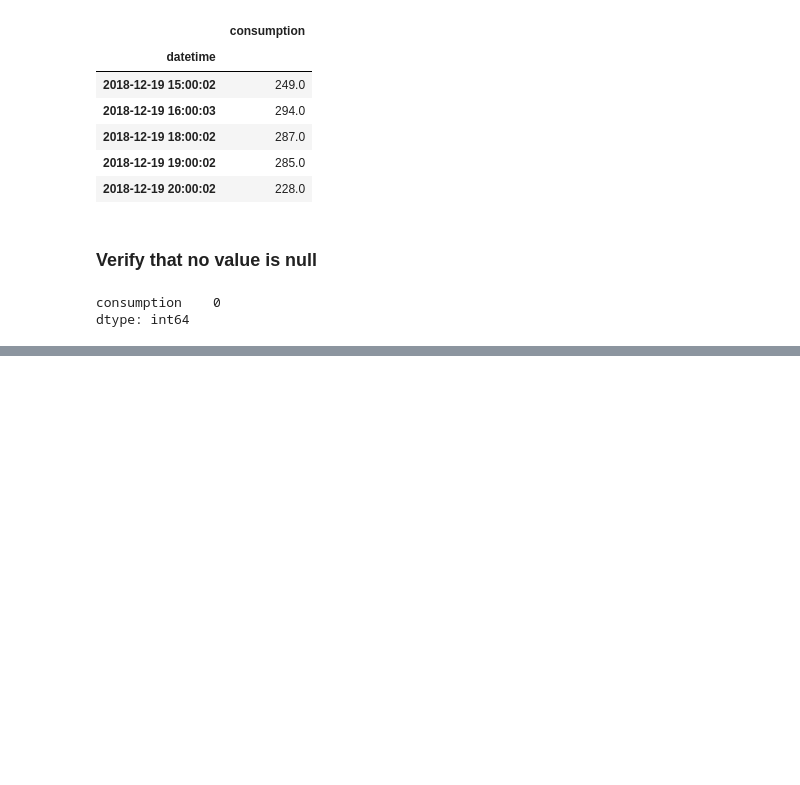
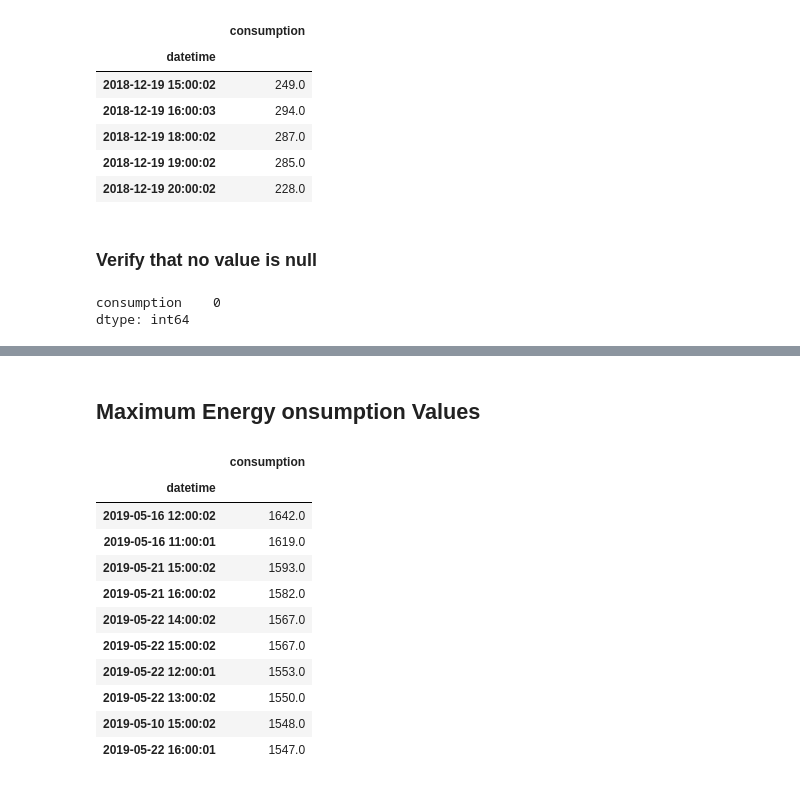
Before and after one commit to KanishAnand/Energy-Prediction-Webapp, a Jupyter notebook: src/model.ipynb, the cells around one changed output, grey strips where cells are left out. Saved outputs shown, nothing was run; the diff lists cells and outputs as text; code cells hidden in the pictures; blank space fills up the shorter version.

```diff
--- a/src/model.ipynb
+++ b/src/model.ipynb
@@ -45,0 +46,17 @@ plt.show()
+# %% [markdown]
+## Maximum Energy onsumption Values
+# %%
+df.nlargest(10,'consumption')
+# %% [output]
+|  | consumption |
+| datetime |  |
+| 2019-05-16 12:00:02 | 1642.0 |
+| 2019-05-16 11:00:01 | 1619.0 |
+| 2019-05-21 15:00:02 | 1593.0 |
+| 2019-05-21 16:00:02 | 1582.0 |
+| 2019-05-22 14:00:02 | 1567.0 |
+| 2019-05-22 15:00:02 | 1567.0 |
+| 2019-05-22 12:00:01 | 1553.0 |
+| 2019-05-22 13:00:02 | 1550.0 |
+| 2019-05-10 15:00:02 | 1548.0 |
+| 2019-05-22 16:00:01 | 1547.0 |
```
Also changed, not shown: parts of 2 cells of this notebook, 7 other files.
